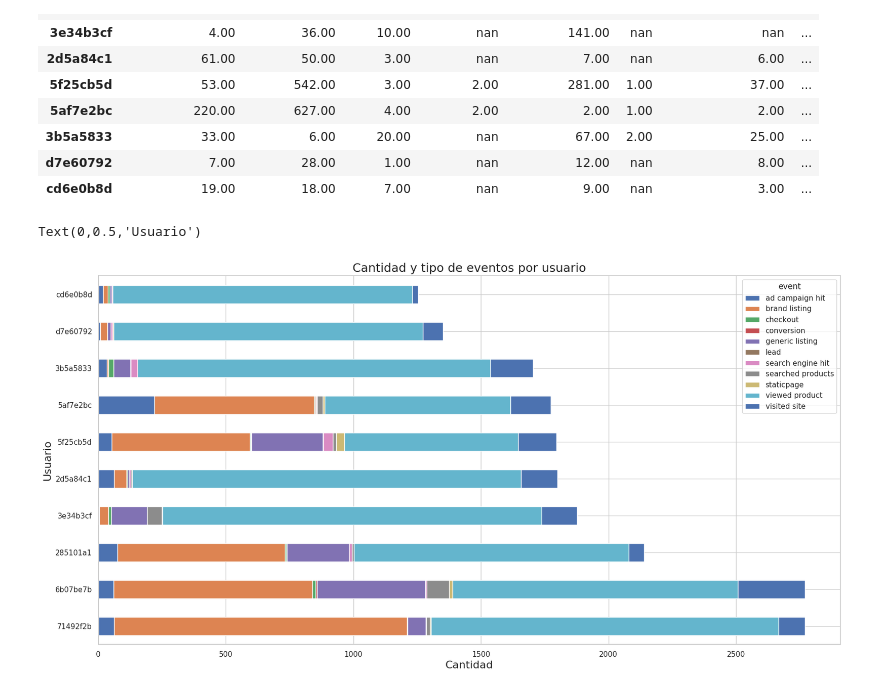
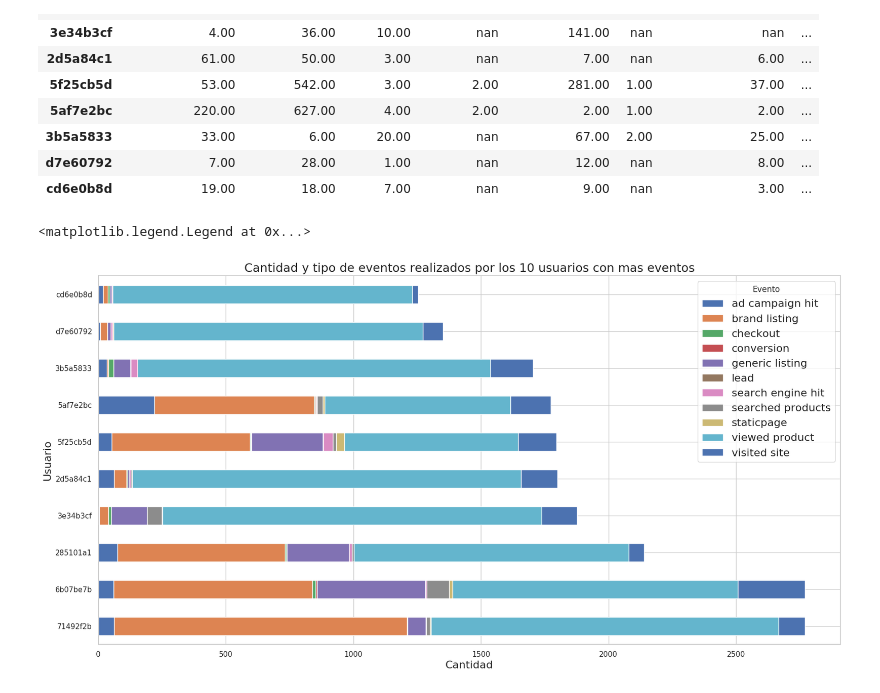
Before and after one commit to fran122157/datos-2018-2-TP1, a Jupyter notebook: TP1-trocafone.ipynb, the cells around one changed output. Saved outputs shown, nothing was run; the diff lists cells and outputs as text; code cells hidden in the pictures.

```diff
--- a/TP1-trocafone.ipynb
+++ b/TP1-trocafone.ipynb
@@ -186,9 +189,10 @@ top_10_users.head(100)
 | cd6e0b8d | 19.00 | 18.00 | 7.00 | nan | 9.00 | nan | 3.00 | ... |
 # %%
 g = top_10_users.plot(kind='barh', stacked=True)
-g.set_title('Cantidad y tipo de eventos por usuario', fontsize=18)
+g.set_title('Cantidad y tipo de eventos realizados por los 10 usuarios con mas eventos', fontsize=18)
 g.set_xlabel('Cantidad', fontsize=16)
 g.set_ylabel('Usuario',fontsize=16)
+g.legend(title='Evento', fontsize=16)
 # %% [output]
-Text(0,0.5,'Usuario')
+<matplotlib.legend.Legend at 0x...>
-[figure, old version]
+[figure, new version]
```
Also changed, not shown: parts of 7 cells of this notebook.
